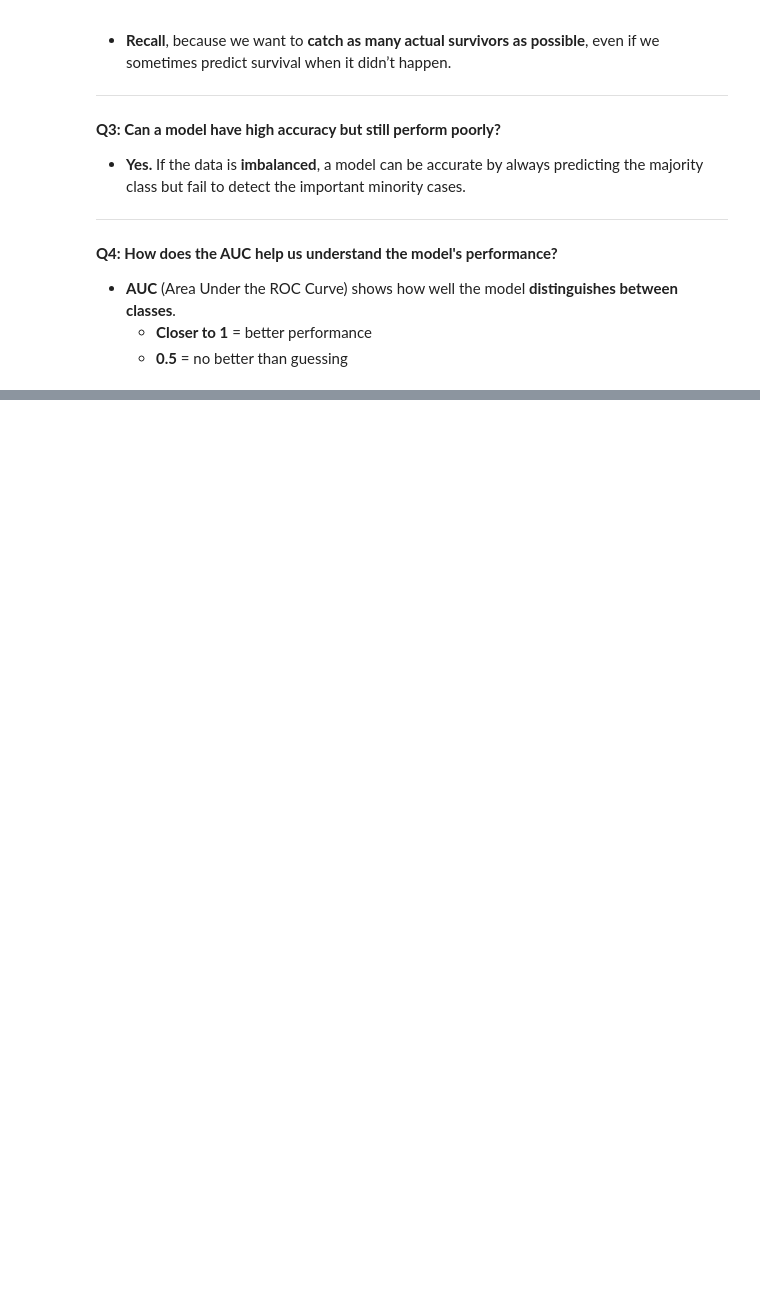
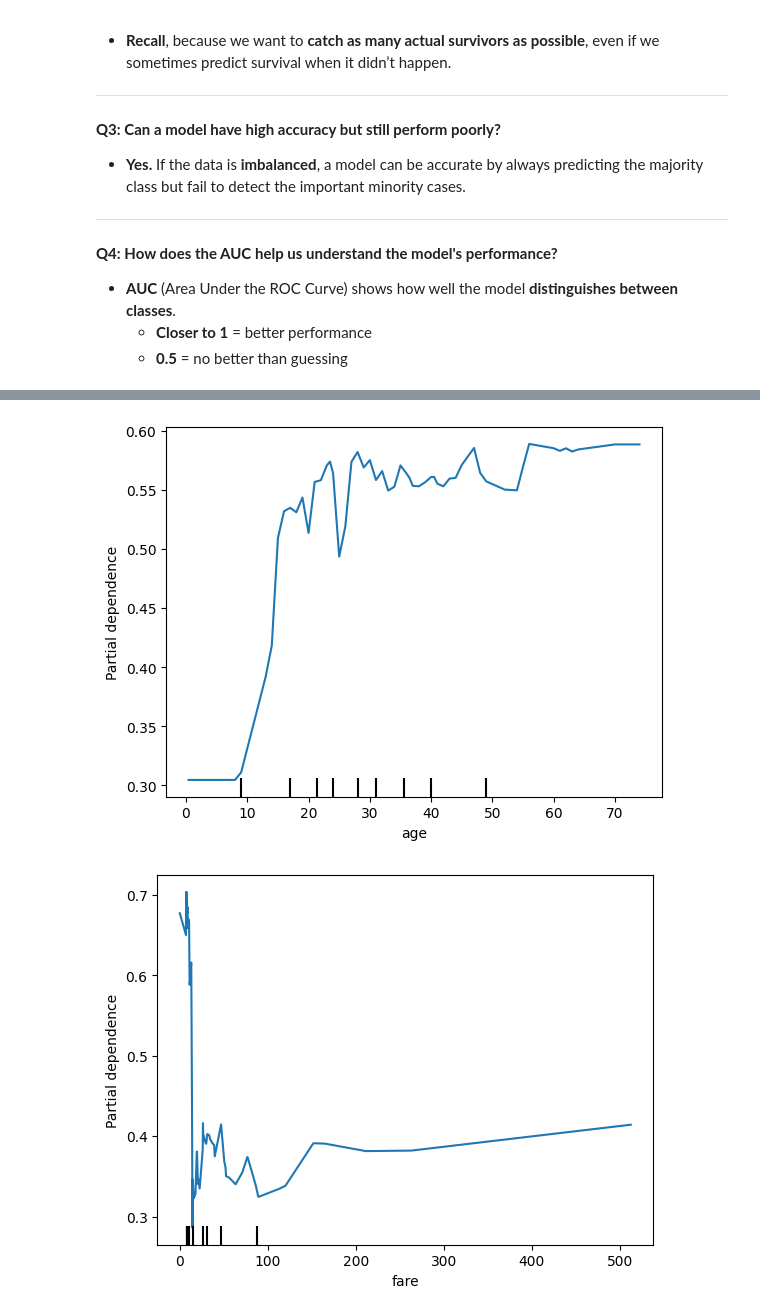
Before and after one commit to oscarno22/boston-data, a Jupyter notebook: Titanic_with_XAI.ipynb, the cells around one changed output, grey strips where cells are left out. Cells and saved outputs as stored; diff of their text form; code cells hidden in the pictures; blank space fills up the shorter version.

```diff
--- a/Titanic_with_XAI.ipynb
+++ b/Titanic_with_XAI.ipynb
@@ -196,0 +280,10 @@ plt.show()
+# %%
+# Partial Dependence Plots (XAI)
+PartialDependenceDisplay.from_estimator(rf, X_test, ['age'])
+plt.show()
+#
+PartialDependenceDisplay.from_estimator(rf, X_test, ['fare'])
+plt.show()
+# %% [output]
+[figure, added]
+[figure, added]
```
Also changed, not shown: parts of 8 cells of this notebook.
